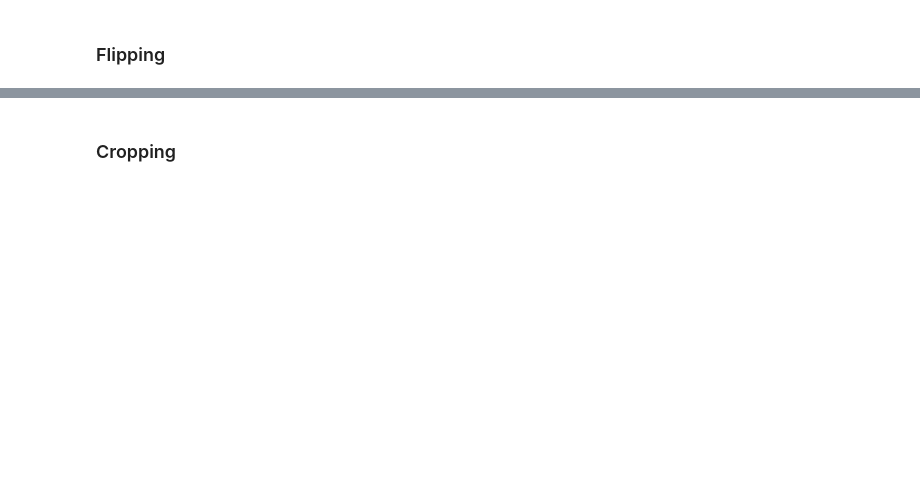
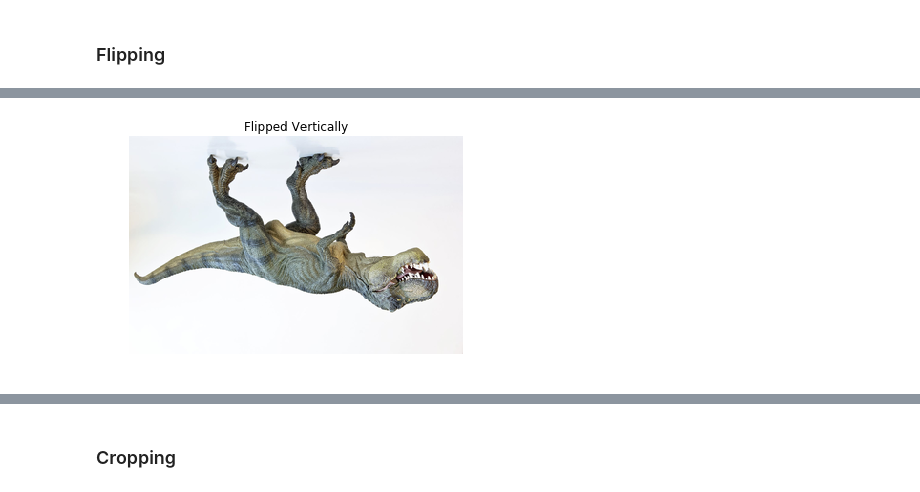
Before and after one commit to franksalas/OpenCV_Python_Tutorial, a Jupyter notebook: practical_python_and_OpenCV/Chapter_6_Image_Processing.ipynb, the cells around one changed output, grey strips where cells are left out. Cells and saved outputs as stored; diff of their text form; code cells hidden in the pictures; blank space fills up the shorter version.

```diff
--- a/practical_python_and_OpenCV/Chapter_6_Image_Processing.ipynb
+++ b/practical_python_and_OpenCV/Chapter_6_Image_Processing.ipynb
@@ -137,12 +157,14 @@ plt.show()
 # %%
 img = cv2.imread('images/trex.png')
 img = cv2.cvtColor(img, cv2.COLOR_BGR2RGB)
 
 flipped_V = cv2.flip(img,0)
-plt.imshow(flipped)
+plt.imshow(flipped_V)
 plt.title("Flipped Vertically")
 plt.axis("off")
 plt.show()
+# %% [output]
+[figure, added]
 # %%
 img = cv2.imread('images/trex.png')
 img = cv2.cvtColor(img, cv2.COLOR_BGR2RGB)
```
Also changed, not shown: parts of 18 cells of this notebook, 6 other files.
